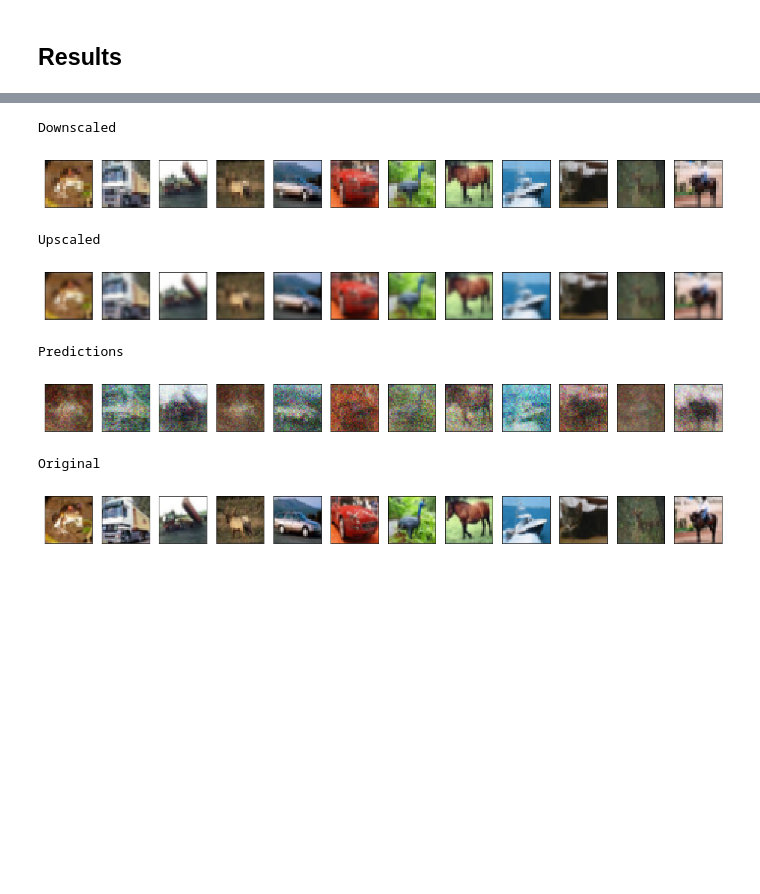
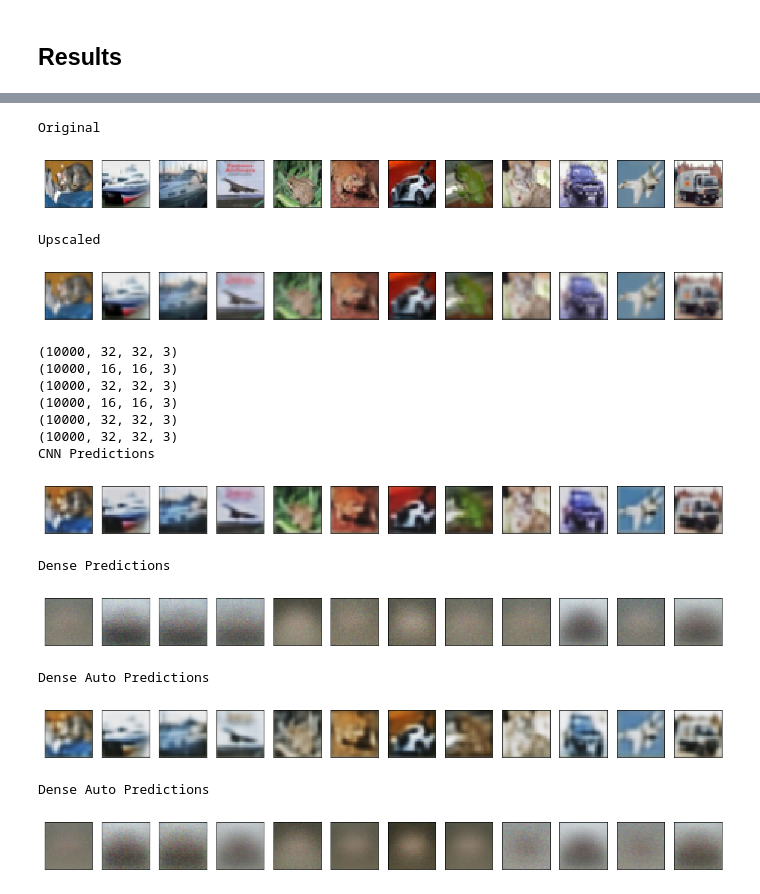
Before and after one commit to several27/COMP6208-AutoEncoder, a Jupyter notebook: mattochal/CNN_upscalers.ipynb, the cells around one changed output, grey strips where cells are left out. Drawn from its saved outputs; the diff is of its cells as text; code cells hidden in the pictures; blank space fills up the shorter version.

```diff
--- a/mattochal/CNN_upscalers.ipynb
+++ b/mattochal/CNN_upscalers.ipynb
@@ -387,19 +661,52 @@ Original
-# %%
-predictions = my_basic_cnn_upscaler_cifar.predict(x_train_upscaled_cifar[:12])
-print("Downscaled")
-draw_images(x_train_small_cifar, shape=(16, 16, 3))
-print("Upscaled")
-draw_images(x_train_upscaled_cifar, shape=(32, 32, 3))
-print("Predictions")
-draw_images(predictions, shape=(32, 32, 3))
-print("Original")
-draw_images(x_train_cifar, shape=(32, 32, 3))
-# %% [output]
-Downscaled
-[figure, removed]
-Upscaled
-[figure, removed]
-Predictions
-[figure, removed]
-Original
-[figure, removed]
+# %%
+print("Original")
+draw_images(x_test_cifar, shape=(32,32,3))
+print("Upscaled")
+draw_images(x_test_upscaled_cifar, shape=(32, 32, 3))
+
+print(np.shape(x_test_cifar))
+cnn_small_pred = my_basic_cnn_downscaler_cifar.predict(x_test_cifar)
+print(np.shape(cnn_small_pred))
+cnn_pred = my_basic_cnn_upscaler_cifar.predict(cnn_small_pred)
+
+print(np.shape(x_test_cifar))
+dense_small_pred = my_basic_dense_downscaler_cifar.predict(x_test_cifar)
+print(np.shape(dense_small_pred))
+dense_pred = my_basic_dense_upscaler_cifar.predict(dense_small_pred)
+
+print(np.shape(x_test_cifar))
+cnn_auto_pred = my_basic_cnn_autoencoder_cifar.predict(x_test_cifar)
+
+print(np.shape(x_test_cifar))
+dense_auto_pred = my_basic_dense_autoencoder_cifar.predict(x_test_cifar)
+
+print("CNN Predictions")
+draw_images(cnn_pred, shape=(32, 32, 3))
+
+print("Dense Predictions")
+draw_images(dense_pred, shape=(32, 32, 3))
+
+print("Dense Auto Predictions")
+draw_images(cnn_auto_pred, shape=(32, 32, 3))
+
+print("Dense Auto Predictions")
+draw_images(dense_auto_pred, shape=(32, 32, 3))
+# %% [output]
+Original
+[figure, added]
+Upscaled
+[figure, added]
+(10000, 32, 32, 3)
+(10000, 16, 16, 3)
+(10000, 32, 32, 3)
+(10000, 16, 16, 3)
+(10000, 32, 32, 3)
+(10000, 32, 32, 3)
+CNN Predictions
+[figure, added]
+Dense Predictions
+[figure, added]
+Dense Auto Predictions
+[figure, added]
+Dense Auto Predictions
+[figure, added]
```
Also changed, not shown: parts of 54 cells of this notebook, 4 other files.
